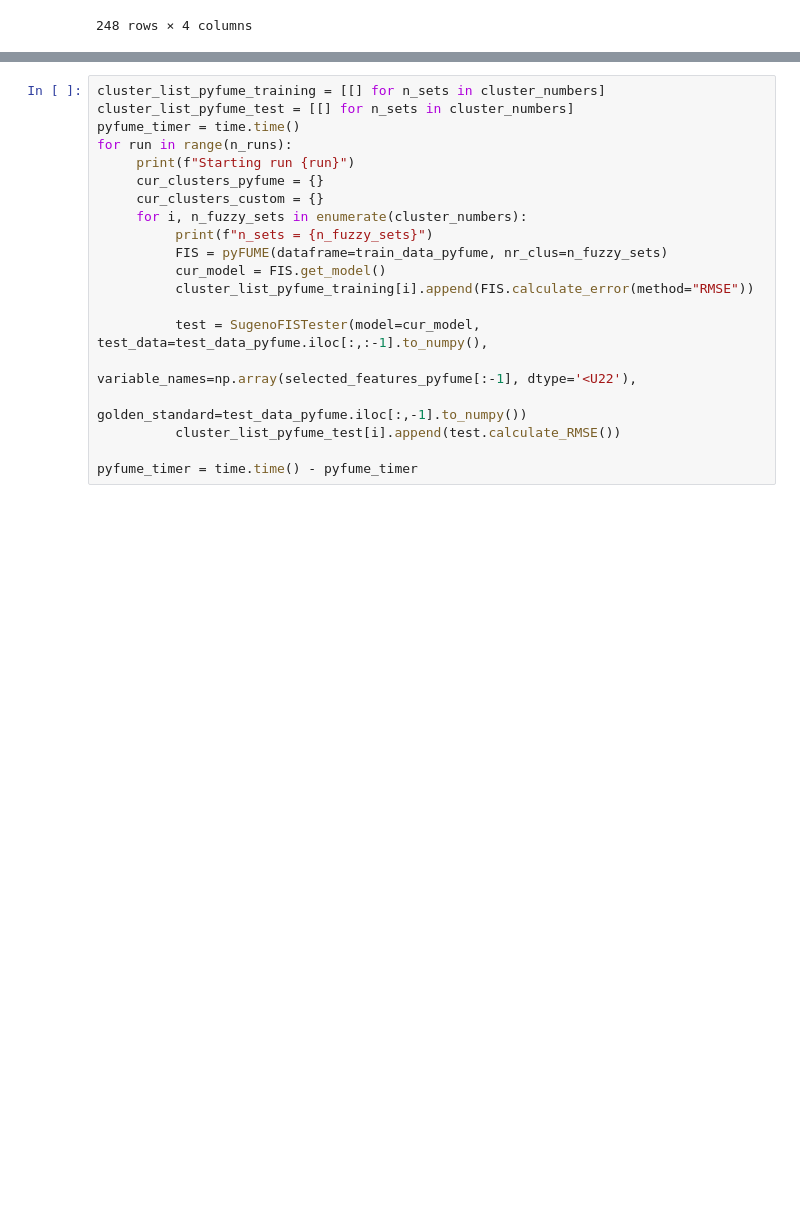
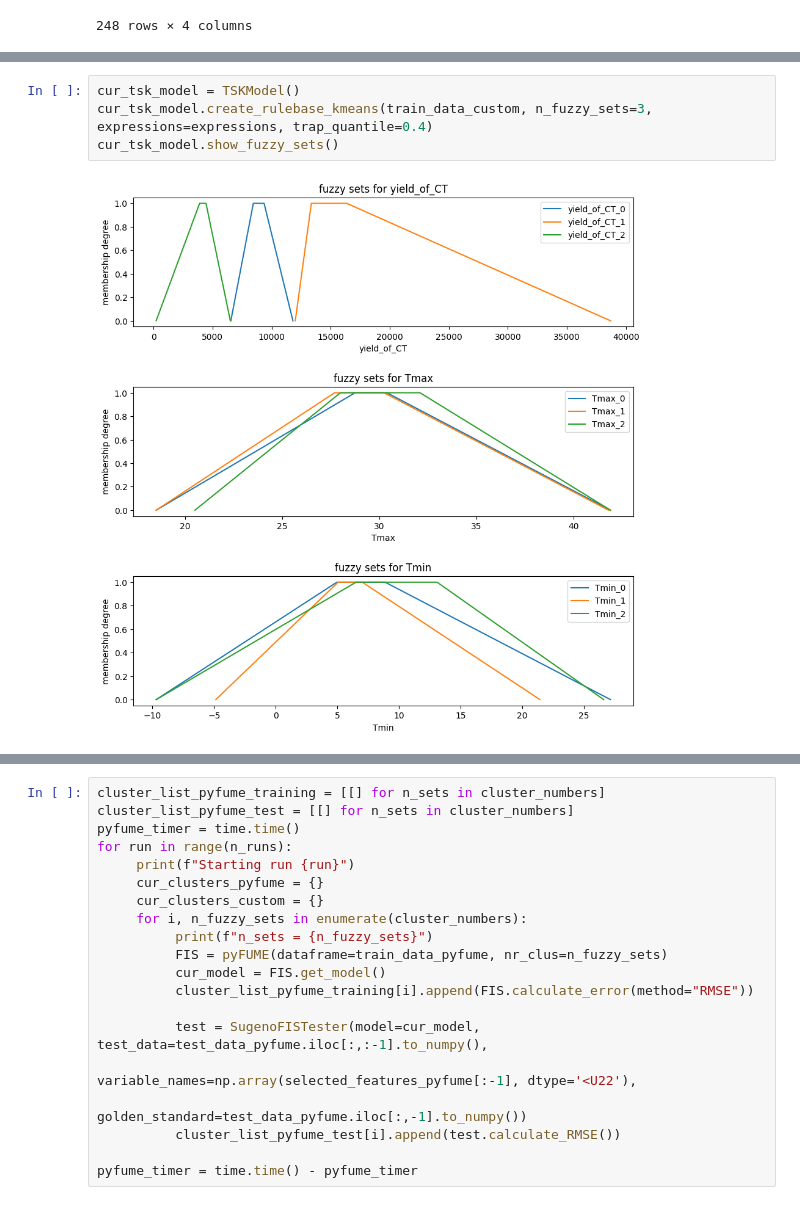
Before and after one commit to B-Moritz/ACIT4620_XAI_with_ANFIS, a Jupyter notebook: evaluation.ipynb, the cells around one changed output, grey strips where cells are left out. Cells and saved outputs as stored; diff of their text form; blank space fills up the shorter version.

```diff
--- a/evaluation.ipynb
+++ b/evaluation.ipynb
@@ -59,0 +58,6 @@ cur_tsk_model.calculate_rmse(train_data_custom+1)
+# %%
+cur_tsk_model = TSKModel()
+cur_tsk_model.create_rulebase_kmeans(train_data_custom, n_fuzzy_sets=3, expressions=expressions, trap_quantile=0.4)
+cur_tsk_model.show_fuzzy_sets()
+# %% [output]
+[figure, added]
```
Also changed, not shown: parts of 9 cells of this notebook, 4 other files.
